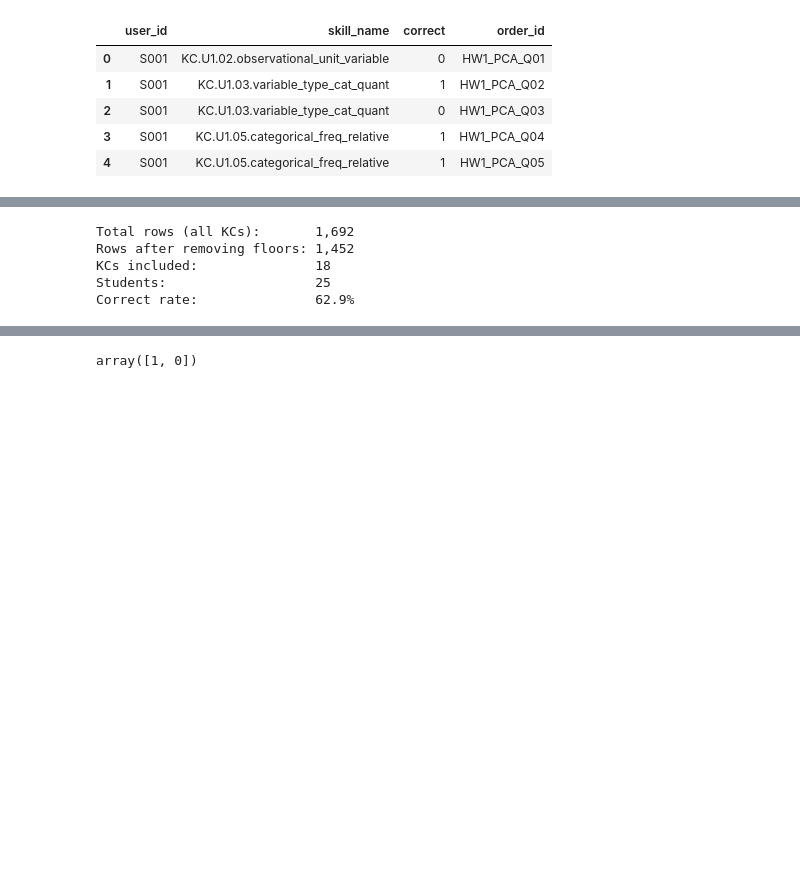
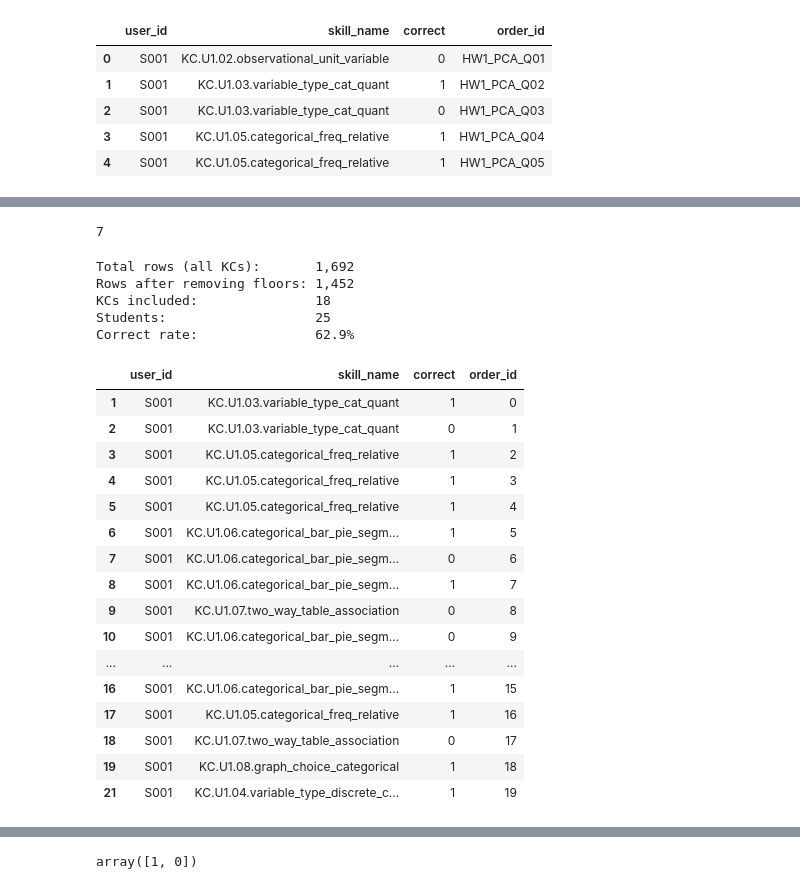
Before and after one commit to mailysg8/ai-student-progress-tracker, a Jupyter notebook: notebooks/bkt_baseline_model.ipynb, the cells around one changed output, grey strips where cells are left out. Saved outputs shown, nothing was run; the diff lists cells and outputs as text; code cells hidden in the pictures; blank space fills up the shorter version.

```diff
--- a/notebooks/bkt_baseline_model.ipynb
+++ b/notebooks/bkt_baseline_model.ipynb
@@ -394,0 +231,4 @@ bkt_data = bkt_data[~bkt_data['skill_name'].isin(floor_kcs)].copy()
+# %%
+len(floor_kcs)
+# %% [output]
+7
@@ -404,4 +246,29 @@ Rows after removing floors: 1,452
 KCs included:               18
 Students:                   25
 Correct rate:               62.9%
+# %%
+# convert order id to numbers
+
+# bkt_data['order_id'], order_mapping = pd.factorize(bkt_data['order_id'])
+bkt_data['order_id'] = bkt_data.groupby('user_id').cumcount()
+# %%
+bkt_data.head(20)
+# %% [output]
+|  | user_id | skill_name | correct | order_id |
+| 1 | S001 | KC.U1.03.variable_type_cat_quant | 1 | 0 |
+| 2 | S001 | KC.U1.03.variable_type_cat_quant | 0 | 1 |
+| 3 | S001 | KC.U1.05.categorical_freq_relative | 1 | 2 |
+| 4 | S001 | KC.U1.05.categorical_freq_relative | 1 | 3 |
+| 5 | S001 | KC.U1.05.categorical_freq_relative | 1 | 4 |
+| 6 | S001 | KC.U1.06.categorical_bar_pie_segm... | 1 | 5 |
+| 7 | S001 | KC.U1.06.categorical_bar_pie_segm... | 0 | 6 |
+| 8 | S001 | KC.U1.06.categorical_bar_pie_segm... | 1 | 7 |
+| 9 | S001 | KC.U1.07.two_way_table_association | 0 | 8 |
+| 10 | S001 | KC.U1.06.categorical_bar_pie_segm... | 0 | 9 |
+| ... | ... | ... | ... | ... |
+| 16 | S001 | KC.U1.06.categorical_bar_pie_segm... | 1 | 15 |
+| 17 | S001 | KC.U1.05.categorical_freq_relative | 1 | 16 |
+| 18 | S001 | KC.U1.07.two_way_table_association | 0 | 17 |
+| 19 | S001 | KC.U1.08.graph_choice_categorical | 1 | 18 |
+| 21 | S001 | KC.U1.04.variable_type_discrete_c... | 1 | 19 |
 # %%
```
Also changed, not shown: parts of 16 cells of this notebook.
